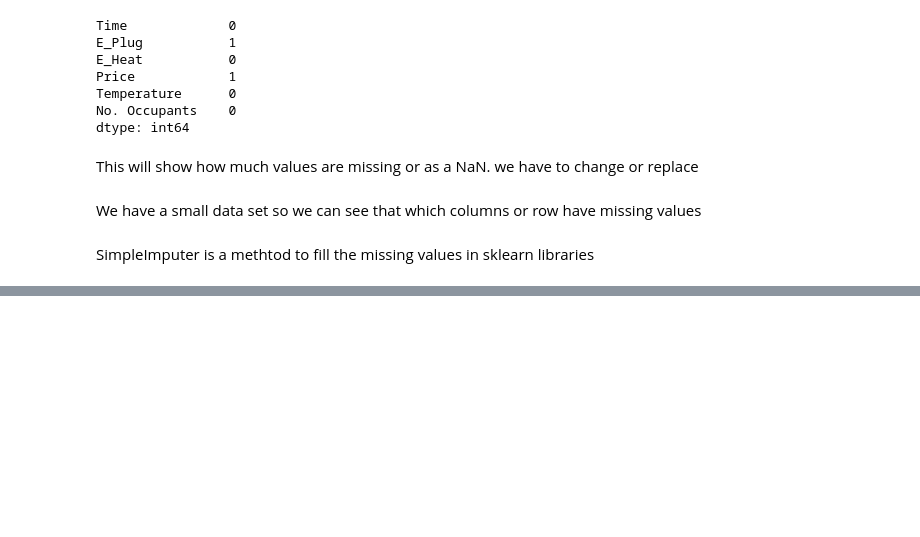
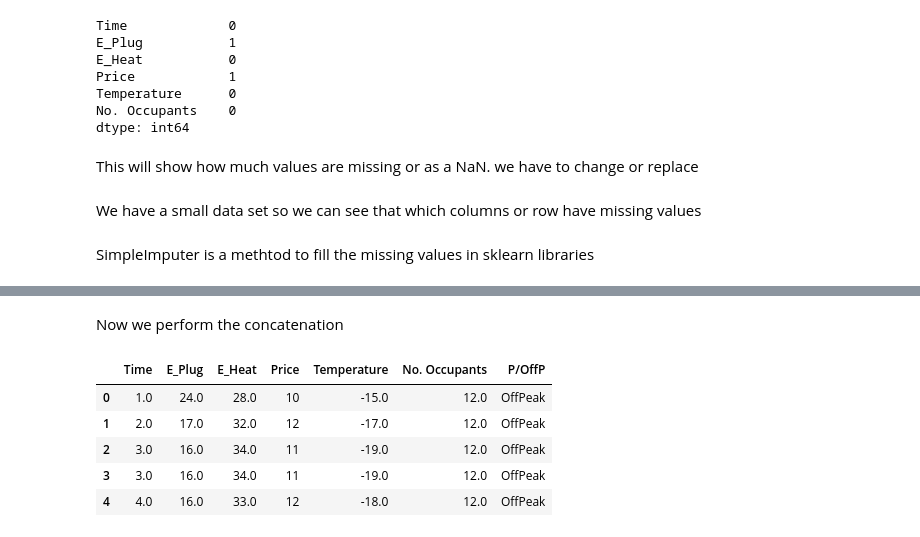
Before and after one commit to Anuj-Main/DataScienceProgramming, a Jupyter notebook: Preprocessing.ipynb, the cells around one changed output, grey strips where cells are left out. Cells and saved outputs as stored; diff of their text form; code cells hidden in the pictures; blank space fills up the shorter version.

```diff
--- a/Preprocessing.ipynb
+++ b/Preprocessing.ipynb
@@ -285,0 +333,3 @@ Trans_data=M_val.transform(Reple_data)
+# %%
+New_data=pd.read_csv('/content/Data_New.csv')
+New_data.head()
@@ -285,0 +343,12 @@ Trans_data=M_val.transform(Reple_data)
+# %% [markdown]
+Now we perform the concatenation
+# %%
+Concat_ination=pd.concat([Fill_data,New_data],axis=1)
+Concat_ination.head()
+# %% [output]
+|  | Time | E_Plug | E_Heat | Price | Temperature | No. Occupants | P/OffP |
+| 0 | 1.0 | 24.0 | 28.0 | 10 | -15.0 | 12.0 | OffPeak |
+| 1 | 2.0 | 17.0 | 32.0 | 12 | -17.0 | 12.0 | OffPeak |
+| 2 | 3.0 | 16.0 | 34.0 | 11 | -19.0 | 12.0 | OffPeak |
+| 3 | 3.0 | 16.0 | 34.0 | 11 | -19.0 | 12.0 | OffPeak |
+| 4 | 4.0 | 16.0 | 33.0 | 12 | -18.0 | 12.0 | OffPeak |
```
Also changed, not shown: parts of 23 cells of this notebook.
